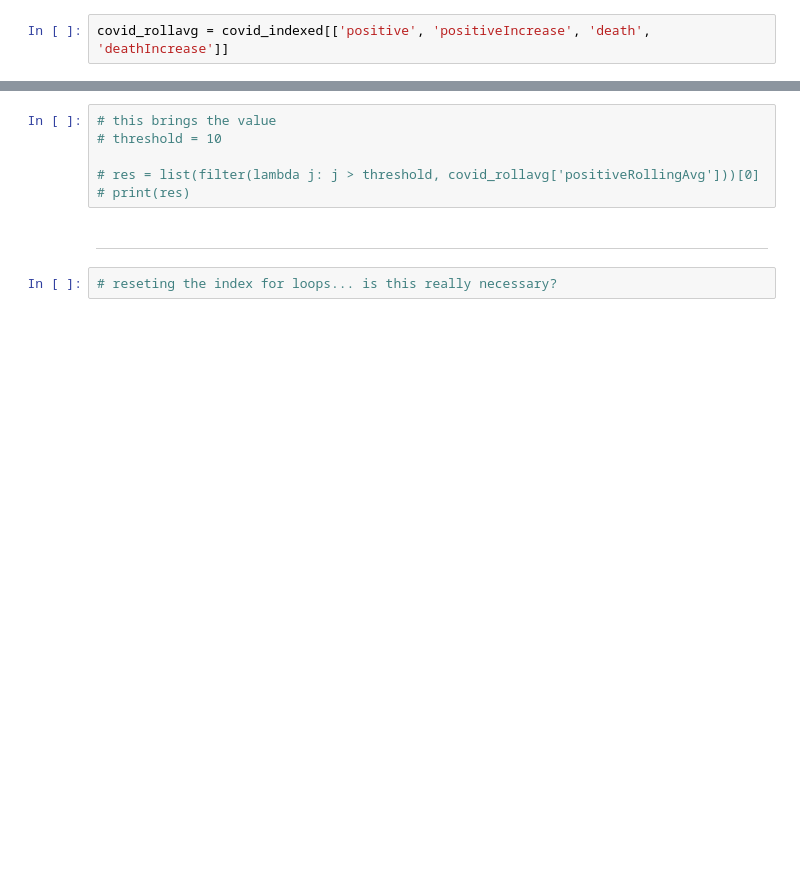
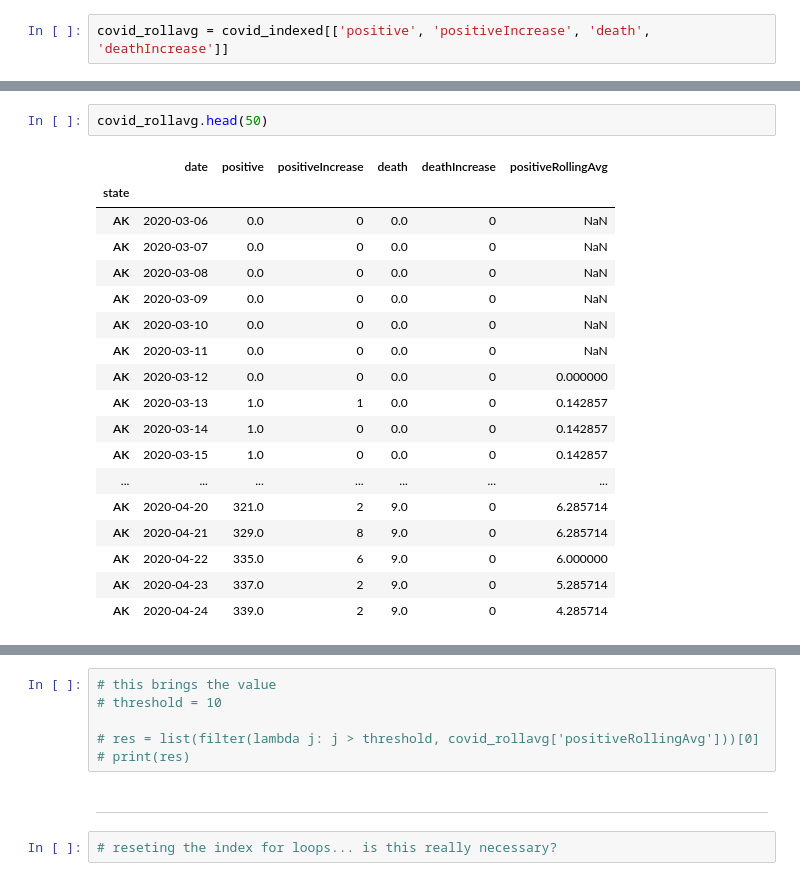
Before and after one commit to emilbello/COVID-19-Tracker, a Jupyter notebook: TimeSeries.ipynb, the cells around one changed output, grey strips where cells are left out. Cells and saved outputs as stored; diff of their text form; blank space fills up the shorter version.

```diff
--- a/TimeSeries.ipynb
+++ b/TimeSeries.ipynb
@@ -452,3 +452,24 @@ See the caveats in the documentation: https://pandas.pydata.org/pandas-docs/stab
+# %%
+covid_rollavg.head(50)
+# %% [output]
+|  | date | positive | positiveIncrease | death | deathIncrease | positiveRollingAvg |
+| state |  |  |  |  |  |  |
+| AK | 2020-03-06 | 0.0 | 0 | 0.0 | 0 | NaN |
+| AK | 2020-03-07 | 0.0 | 0 | 0.0 | 0 | NaN |
+| AK | 2020-03-08 | 0.0 | 0 | 0.0 | 0 | NaN |
+| AK | 2020-03-09 | 0.0 | 0 | 0.0 | 0 | NaN |
+| AK | 2020-03-10 | 0.0 | 0 | 0.0 | 0 | NaN |
+| AK | 2020-03-11 | 0.0 | 0 | 0.0 | 0 | NaN |
+| AK | 2020-03-12 | 0.0 | 0 | 0.0 | 0 | 0.000000 |
+| AK | 2020-03-13 | 1.0 | 1 | 0.0 | 0 | 0.142857 |
+| AK | 2020-03-14 | 1.0 | 0 | 0.0 | 0 | 0.142857 |
+| AK | 2020-03-15 | 1.0 | 0 | 0.0 | 0 | 0.142857 |
+| ... | ... | ... | ... | ... | ... | ... |
+| AK | 2020-04-20 | 321.0 | 2 | 9.0 | 0 | 6.285714 |
+| AK | 2020-04-21 | 329.0 | 8 | 9.0 | 0 | 6.285714 |
+| AK | 2020-04-22 | 335.0 | 6 | 9.0 | 0 | 6.000000 |
+| AK | 2020-04-23 | 337.0 | 2 | 9.0 | 0 | 5.285714 |
+| AK | 2020-04-24 | 339.0 | 2 | 9.0 | 0 | 4.285714 |
 # %%
 #checking rolling avg calcs
 mn_df = covid_rollavg.loc['MN']['positiveRollingAvg']
```
Also changed, not shown: parts of 21 cells of this notebook.
